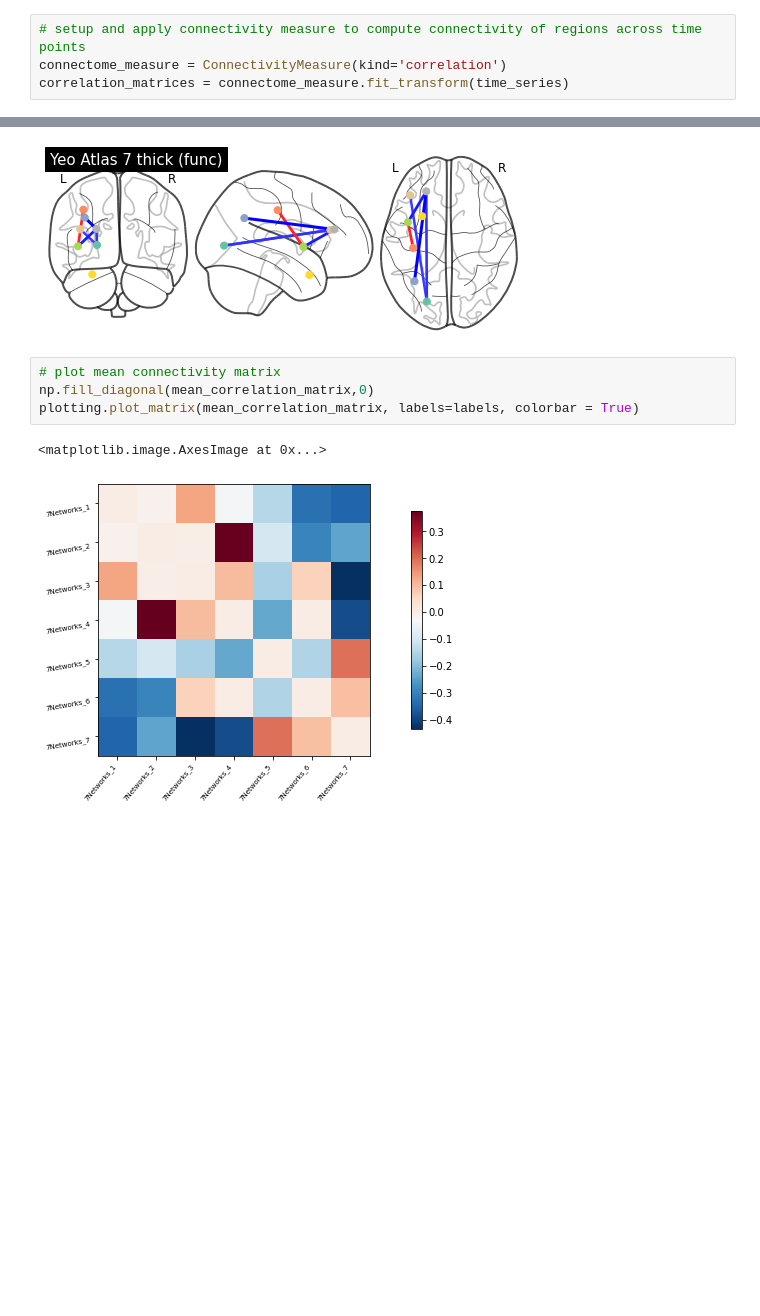
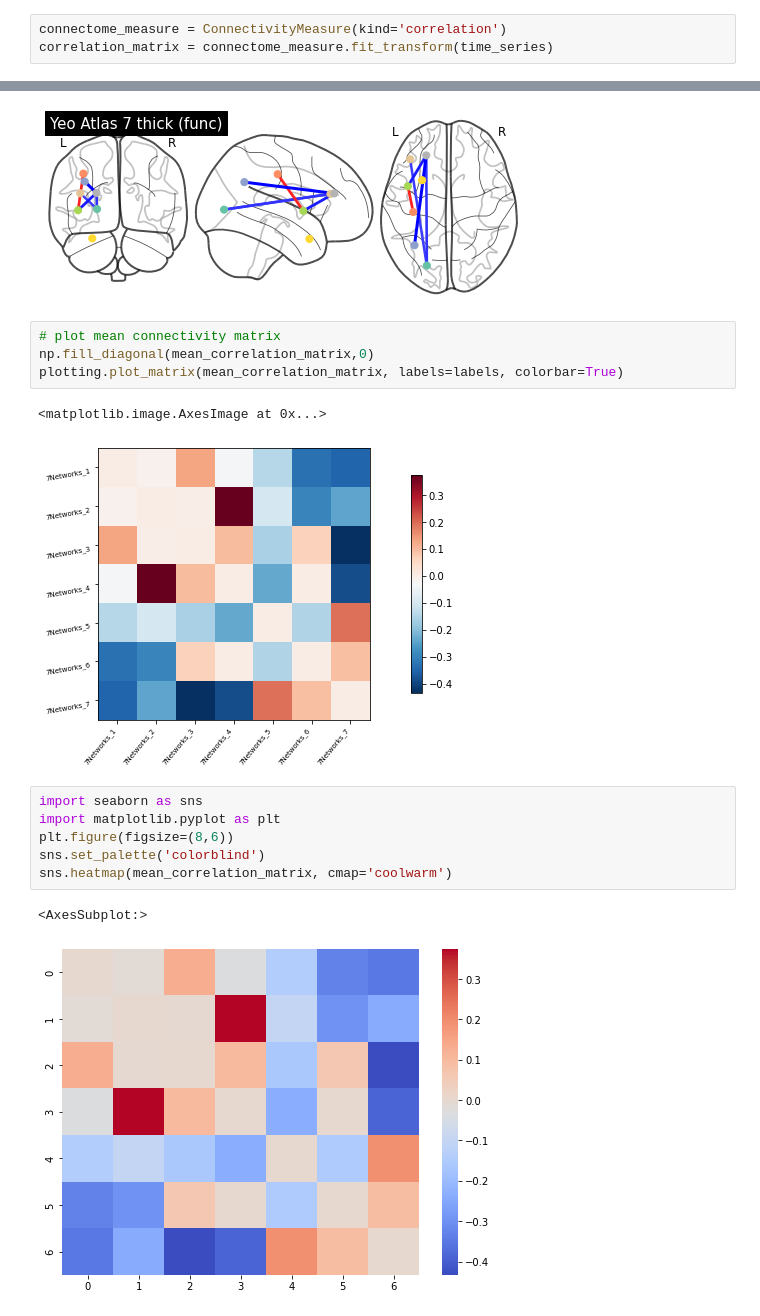
Before and after one commit to nwiltberg/project_msc05, a Jupyter notebook: code/Data_Analysis.ipynb, the cells around one changed output, grey strips where cells are left out. Drawn from its saved outputs; the diff is of its cells as text; blank space fills up the shorter version.

```diff
--- a/code/Data_Analysis.ipynb
+++ b/code/Data_Analysis.ipynb
@@ -81,4 +82,3 @@ array([[[-0.51034445, -0.29479277, -1.6705873 , ...,  0.28058898,
 # %%
-# setup and apply connectivity measure to compute connectivity of regions across time points
 connectome_measure = ConnectivityMeasure(kind='correlation')
-correlation_matrices = connectome_measure.fit_transform(time_series)
+correlation_matrix = connectome_measure.fit_transform(time_series)
@@ -161,7 +173,16 @@ plotting.plot_connectome(mean_correlation_matrix, coordinates,
 # %%
 # plot mean connectivity matrix
 np.fill_diagonal(mean_correlation_matrix,0)
-plotting.plot_matrix(mean_correlation_matrix, labels=labels, colorbar = True)
+plotting.plot_matrix(mean_correlation_matrix, labels=labels, colorbar=True)
 # %% [output]
 <matplotlib.image.AxesImage at 0x...>
 [figure]
+# %%
+import seaborn as sns
+import matplotlib.pyplot as plt
+plt.figure(figsize=(8,6))
+sns.set_palette('colorblind')
+sns.heatmap(mean_correlation_matrix, cmap='coolwarm')
+# %% [output]
+<AxesSubplot:>
+[figure, added]
```
Also changed, not shown: parts of 33 cells of this notebook.
